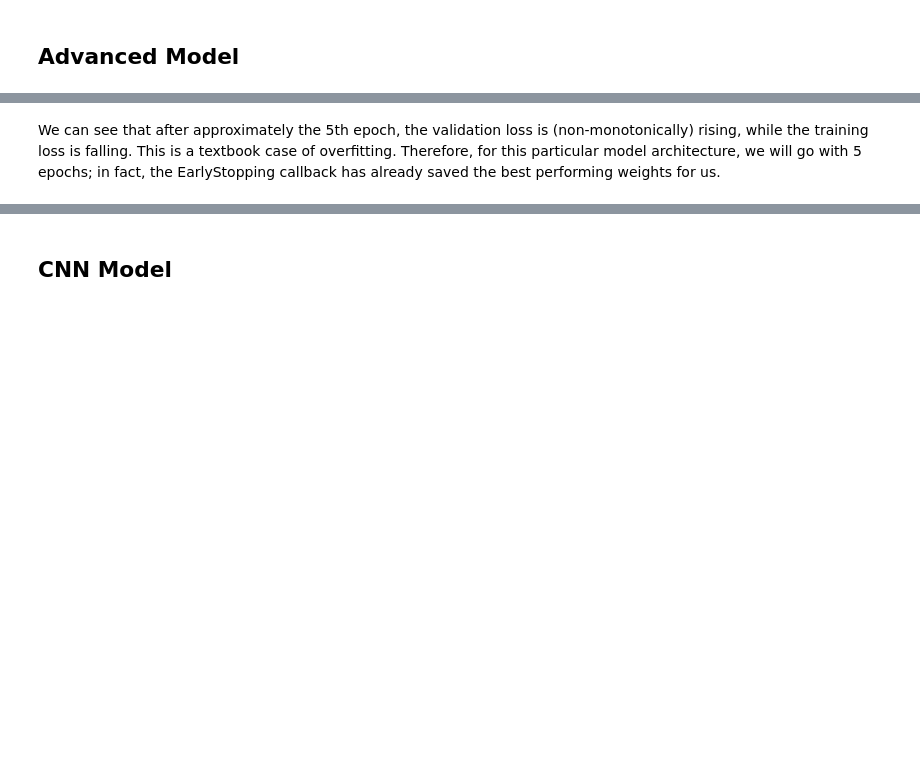
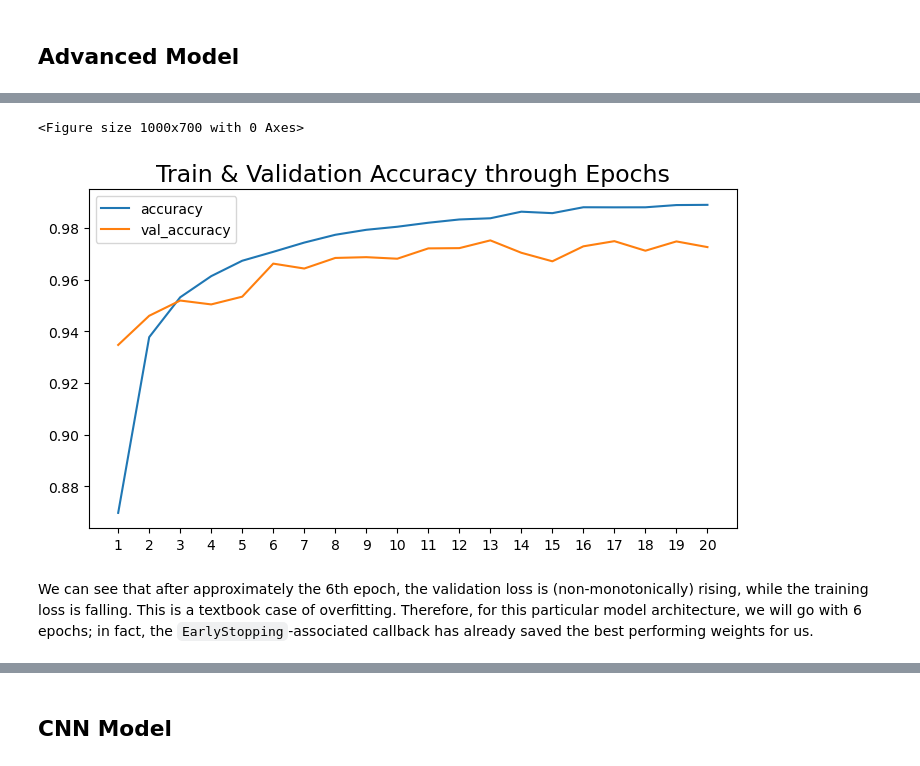
Before and after one commit to Gregoritsch3/DL_Digit_Recognition, a Jupyter notebook: DL_DigitRecognition.ipynb, the cells around one changed output, grey strips where cells are left out. Cells and saved outputs as stored; diff of their text form; code cells hidden in the pictures; blank space fills up the shorter version.

```diff
--- a/DL_DigitRecognition.ipynb
+++ b/DL_DigitRecognition.ipynb
@@ -185,5 +190,18 @@ plt.show()
+# %%
+#Plotting Accuracy through Epochs
+fig = plt.figure(figsize=(10,7))
+(history[['accuracy', 'val_accuracy']]).plot(figsize=(8,5))
+plt.title("Train & Validation Accuracy through Epochs", fontsize=17)
+plt.tight_layout(pad=4)
+ticks = np.arange(0,20)
+plt.xticks(ticks=ticks, labels=[i+1 for i in ticks])
+plt.savefig("images/Acc_Val_Acc.png", bbox_inches="tight")
+plt.show()
+# %% [output]
+<Figure size 1000x700 with 0 Axes>
+[figure, added]
 # %% [markdown]
-We can see that after approximately the 5th epoch, the validation loss is (non-monotonically) rising, while the training loss is falling. This is a textbook case of overfitting. Therefore, for this particular model architecture, we will go with 5 epochs; in fact, the EarlyStopping callback has already saved the best performing weights for us.
+We can see that after approximately the 6th epoch, the validation loss is (non-monotonically) rising, while the training loss is falling. This is a textbook case of overfitting. Therefore, for this particular model architecture, we will go with 6 epochs; in fact, the `EarlyStopping`-associated callback has already saved the best performing weights for us.
 # %%
 print('---------------------------------------------------------\nTEST SET:\n---------------------------------------------------------')
 y_preds = model2.predict(X_test, verbose=True)
```
Also changed, not shown: parts of 21 cells of this notebook, 17 other files.
